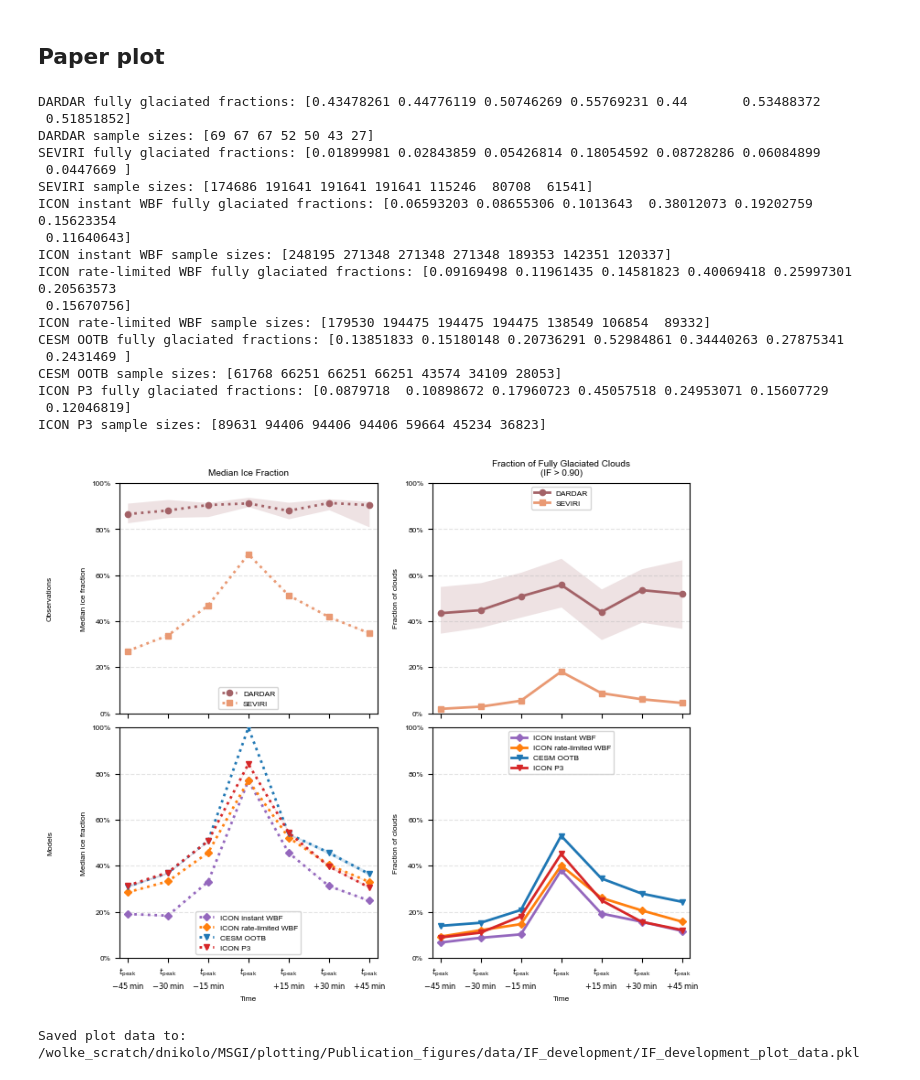
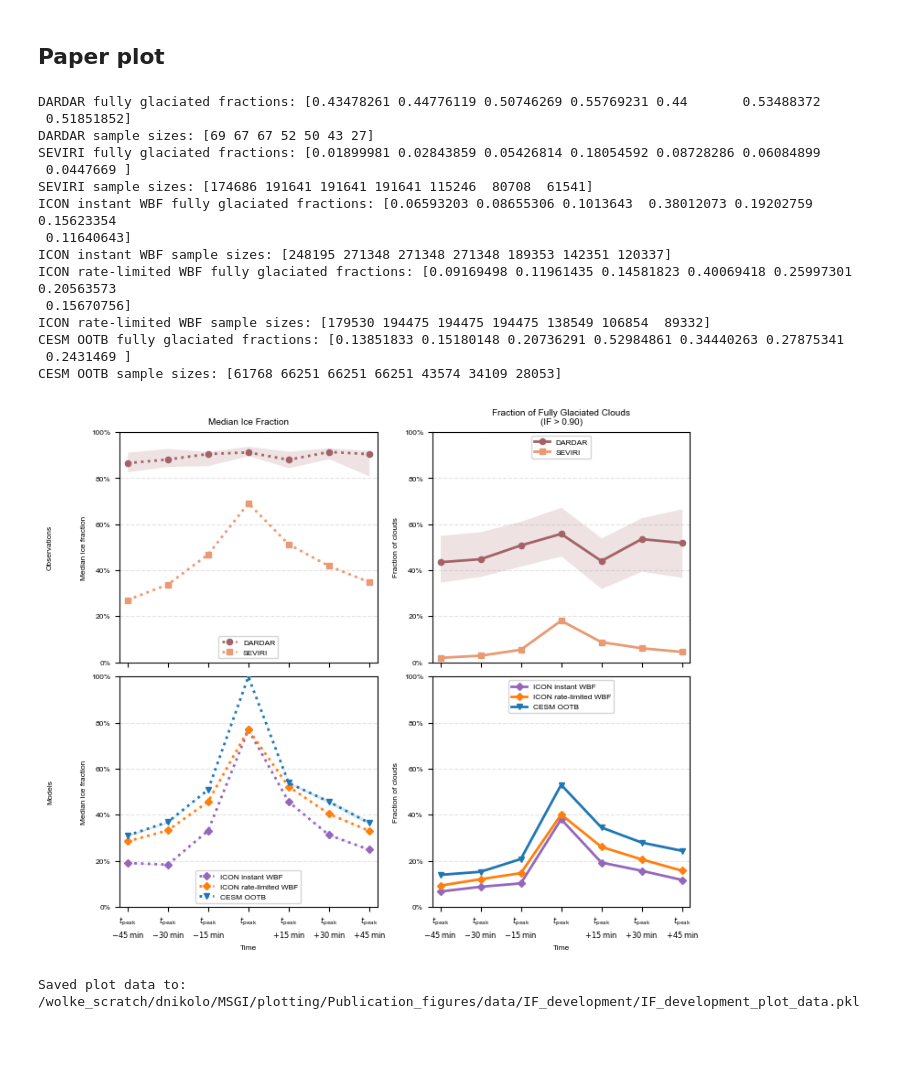
Before and after one commit to DragomirNikolov/MSGI, a Jupyter notebook: plotting/Publication_figures/Multisatellite_IF.ipynb, the cells around one changed output. Cells and saved outputs as stored; diff of their text form; code cells hidden in the pictures; blank space fills up the shorter version.

```diff
--- a/plotting/Publication_figures/Multisatellite_IF.ipynb
+++ b/plotting/Publication_figures/Multisatellite_IF.ipynb
@@ -422,11 +422,11 @@ for pre_peak_idx in range(-5, 5):
         axis=1,
         args=(pre_peak_idx,)
     )
-    glac_icon_p3[f"seviri_{pre_peak_idx}_prepeak_if"] = glac_icon_p3.apply(
-        get_seviri_pre_peak_if,
-        axis=1,
-        args=(pre_peak_idx,)
-    )
+    # glac_icon_p3[f"seviri_{pre_peak_idx}_prepeak_if"] = glac_icon_p3.apply(
+    #     get_seviri_pre_peak_if,
+    #     axis=1,
+    #     args=(pre_peak_idx,)
+    # )
 # %%
 # Modis
 for pre_peak_idx in range(-5, 5):
@@ -782,14 +782,14 @@ cesm_ootb = calculate_stats(
     rng=rng,
 )
 
-icon_p3 = calculate_stats(
-    df=glac_icon_p3,
-    columns=icon_cols,
-    threshold=ice_phase_thresh,
-    n_bootstrap=n_bootstrap,
-    confidence_level=confidence_level,
-    rng=rng,
-)
+# icon_p3 = calculate_stats(
+#     df=glac_icon_p3,
+#     columns=icon_cols,
+#     threshold=ice_phase_thresh,
+#     n_bootstrap=n_bootstrap,
+#     confidence_level=confidence_level,
+#     rng=rng,
+# )
 
 
 colormap=cm.lipariS.colors
@@ -838,11 +838,11 @@ model_datasets = {
         "color": "tab:blue",
         "marker": "v",
     },
-    "ICON P3": {
-        "stats": icon_p3,
-        "color": "tab:red",
-        "marker": "v",
-    },
+    # "ICON P3": {
+    #     "stats": icon_p3,
+    #     "color": "tab:red",
+    #     "marker": "v",
+    # },
 }
 
 
@@ -988,37 +988,34 @@ ax_mod_frac.legend(
 # ------------------------------------------------------------------
 # fig.suptitle(
 #     "Ice Phase Evolution Around the Glaciation Peak",
 # )
 
 fig.savefig(
     "/wolke_scratch/dnikolo/MSGI/plotting/"
     "Publication_figures/Multisatellite_IF.pdf",
     format="pdf",
     dpi=300,
     bbox_inches="tight",
 )
 
 plt.show()
 # %% [output]
 DARDAR fully glaciated fractions: [0.43478261 0.44776119 0.50746269 0.55769231 0.44       0.53488372
  0.51851852]
 DARDAR sample sizes: [69 67 67 52 50 43 27]
 SEVIRI fully glaciated fractions: [0.01899981 0.02843859 0.05426814 0.18054592 0.08728286 0.06084899
  0.0447669 ]
 SEVIRI sample sizes: [174686 191641 191641 191641 115246  80708  61541]
 ICON instant WBF fully glaciated fractions: [0.06593203 0.08655306 0.1013643  0.38012073 0.19202759 0.15623354
  0.11640643]
 ICON instant WBF sample sizes: [248195 271348 271348 271348 189353 142351 120337]
 ICON rate-limited WBF fully glaciated fractions: [0.09169498 0.11961435 0.14581823 0.40069418 0.25997301 0.20563573
  0.15670756]
 ICON rate-limited WBF sample sizes: [179530 194475 194475 194475 138549 106854  89332]
 CESM OOTB fully glaciated fractions: [0.13851833 0.15180148 0.20736291 0.52984861 0.34440263 0.27875341
  0.2431469 ]
 CESM OOTB sample sizes: [61768 66251 66251 66251 43574 34109 28053]
-ICON P3 fully glaciated fractions: [0.0879718  0.10898672 0.17960723 0.45057518 0.24953071 0.15607729
- 0.12046819]
-ICON P3 sample sizes: [89631 94406 94406 94406 59664 45234 36823]
-[figure, old version]
+[figure, new version]
 # %%
 from pathlib import Path
 import pickle
```
Also changed, not shown: parts of 3 cells of this notebook, 3 other files.
